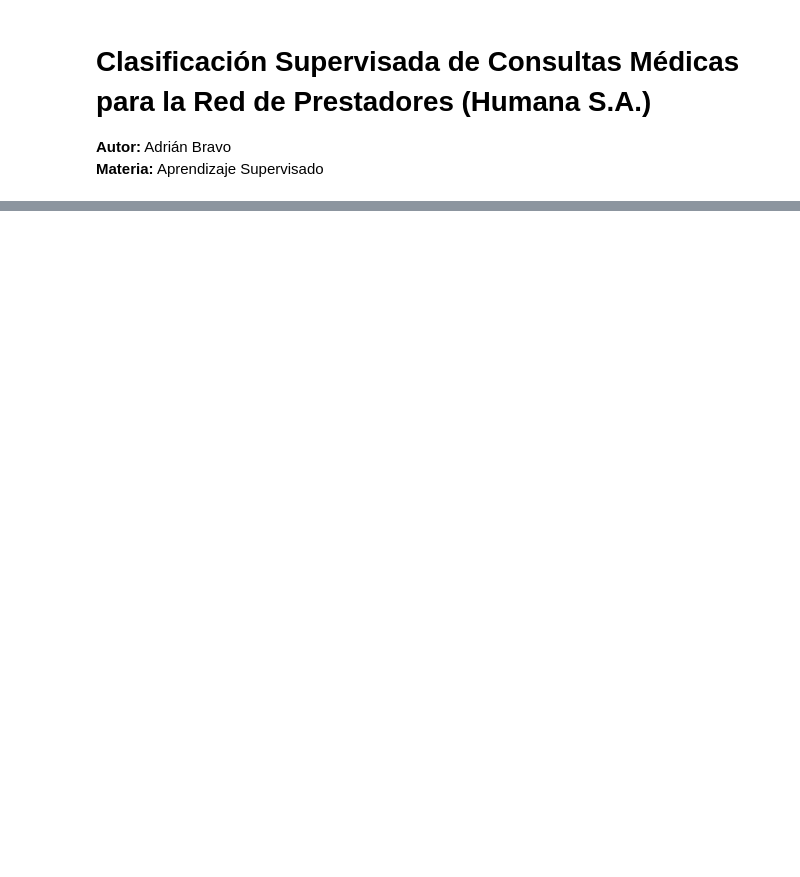
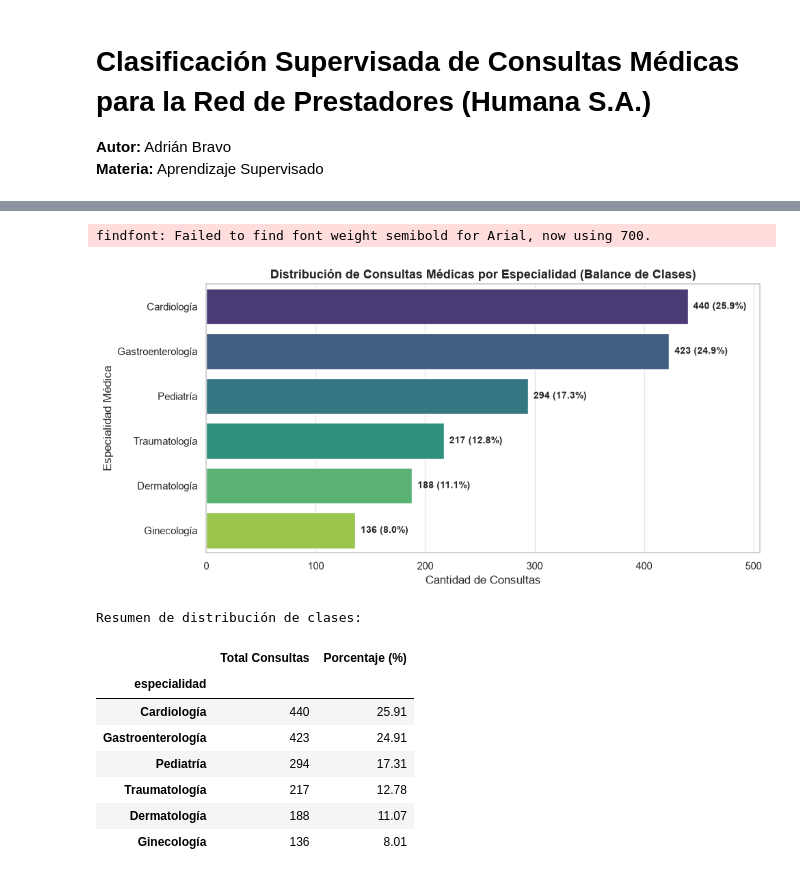
Before and after one commit to adrialexis124/aprendizajeNoSupervisado, a Jupyter notebook: proyectoFinal.ipynb, the cells around one changed output, grey strips where cells are left out. Drawn from its saved outputs; the diff is of its cells as text; code cells hidden in the pictures; blank space fills up the shorter version.

```diff
--- a/proyectoFinal.ipynb
+++ b/proyectoFinal.ipynb
@@ -82,0 +419,36 @@ df_raw.head()
+# %%
+import matplotlib.pyplot as plt
+# 1. Distribución y Balance de Clases (Especialidades Médicas)
+plt.figure(figsize=(10, 5))
+
+conteo = df_es["especialidad"].value_counts()
+porcentajes = df_es["especialidad"].value_counts(normalize=True) * 100
+
+ax = sns.barplot(x=conteo.values, y=conteo.index, hue=conteo.index, legend=False, palette="viridis")
+plt.title("Distribución de Consultas Médicas por Especialidad (Balance de Clases)", fontsize=13, weight="bold")
+plt.xlabel("Cantidad de Consultas")
+plt.ylabel("Especialidad Médica")
+
+# Añadir etiquetas con cantidad y porcentaje en cada barra
+for i, (v, p) in enumerate(zip(conteo.values, porcentajes.values)):
+    ax.text(v + 5, i, f"{v} ({p:.1f}%)", va="center", fontsize=10, weight="semibold")
+
+plt.xlim(0, max(conteo.values) * 1.15)
+plt.tight_layout()
+plt.show()
+
+print("Resumen de distribución de clases:")
+df_balance = pd.DataFrame({"Total Consultas": conteo, "Porcentaje (%)": porcentajes.round(2)})
+display(df_balance)
+# %% [output]
+findfont: Failed to find font weight semibold for Arial, now using 700.
+[figure, added]
+Resumen de distribución de clases:
+|  | Total Consultas | Porcentaje (%) |
+| especialidad |  |  |
+| Cardiología | 440 | 25.91 |
+| Gastroenterología | 423 | 24.91 |
+| Pediatría | 294 | 17.31 |
+| Traumatología | 217 | 12.78 |
+| Dermatología | 188 | 11.07 |
+| Ginecología | 136 | 8.01 |
```
Also changed, not shown: parts of 51 cells of this notebook, 9 other files.
